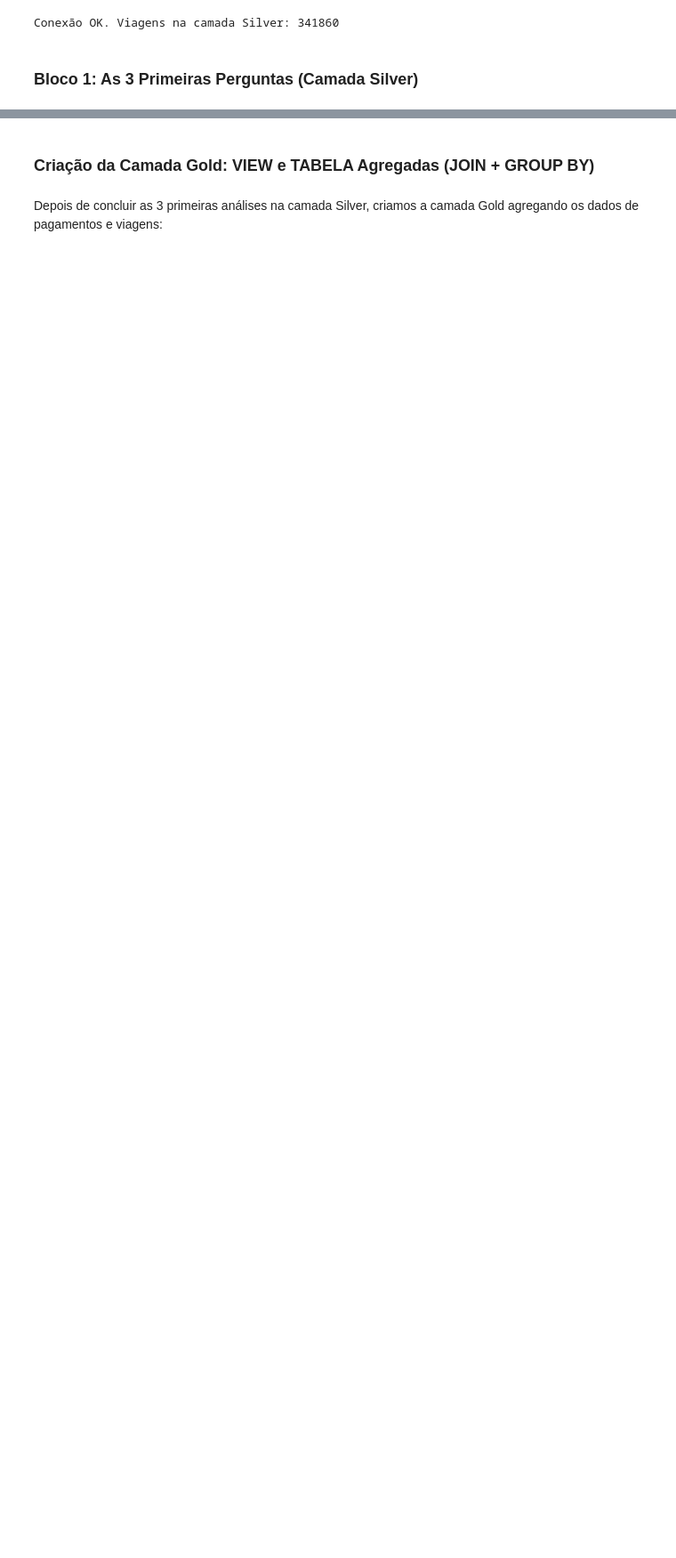
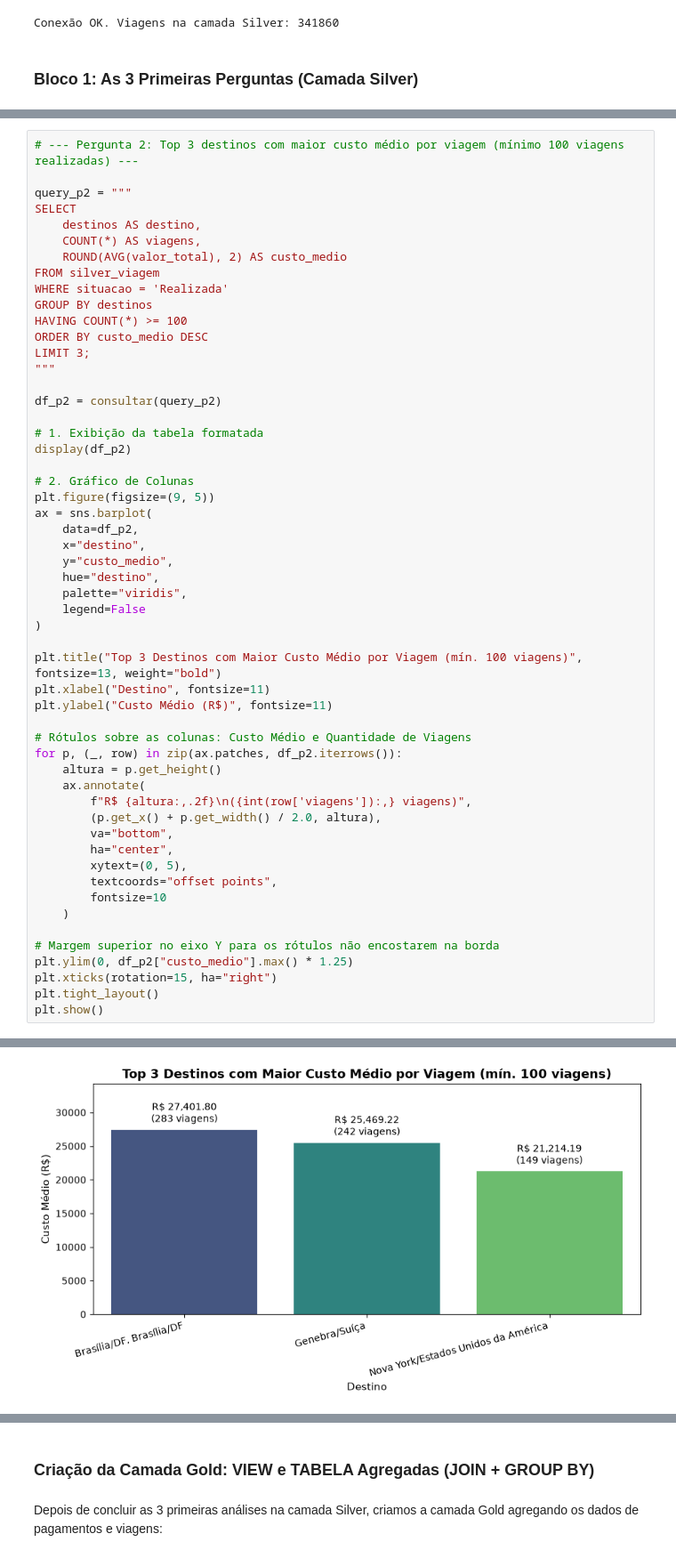
Before and after one commit to claudinha08/analise-de-dados-python, a Jupyter notebook: ProjetoFinal_ClaudiaPedroso_T5/3_analise.ipynb, the cells around one changed output, grey strips where cells are left out. Shown at 89% size. Drawn from its saved outputs; the diff is of its cells as text; blank space fills up the shorter version.

```diff
--- a/ProjetoFinal_ClaudiaPedroso_T5/3_analise.ipynb
+++ b/ProjetoFinal_ClaudiaPedroso_T5/3_analise.ipynb
@@ -139,0 +125,55 @@ plt.show()
+# %%
+# --- Pergunta 2: Top 3 destinos com maior custo médio por viagem (mínimo 100 viagens realizadas) ---
+
+query_p2 = """
+SELECT
+    destinos AS destino,
+    COUNT(*) AS viagens,
+    ROUND(AVG(valor_total), 2) AS custo_medio
+FROM silver_viagem
+WHERE situacao = 'Realizada'
+GROUP BY destinos
+HAVING COUNT(*) >= 100
+ORDER BY custo_medio DESC
+LIMIT 3;
+"""
+
+df_p2 = consultar(query_p2)
+
+# 1. Exibição da tabela formatada
+display(df_p2)
+
+# 2. Gráfico de Colunas
+plt.figure(figsize=(9, 5))
+ax = sns.barplot(
+    data=df_p2,
+    x="destino",
+    y="custo_medio",
+    hue="destino",
+    palette="viridis",
+    legend=False
+)
+
+plt.title("Top 3 Destinos com Maior Custo Médio por Viagem (mín. 100 viagens)", fontsize=13, weight="bold")
+plt.xlabel("Destino", fontsize=11)
+plt.ylabel("Custo Médio (R$)", fontsize=11)
+
+# Rótulos sobre as colunas: Custo Médio e Quantidade de Viagens
+for p, (_, row) in zip(ax.patches, df_p2.iterrows()):
+    altura = p.get_height()
+    ax.annotate(
+        f"R$ {altura:,.2f}\n({int(row['viagens']):,} viagens)",
+        (p.get_x() + p.get_width() / 2.0, altura),
+        va="bottom",
+        ha="center",
+        xytext=(0, 5),
+        textcoords="offset points",
+        fontsize=10
+    )
+
+# Margem superior no eixo Y para os rótulos não encostarem na borda
+plt.ylim(0, df_p2["custo_medio"].max() * 1.25)
+plt.xticks(rotation=15, ha="right")
+plt.tight_layout()
+plt.show()
+# %% [output]
@@ -139,0 +184 @@ plt.show()
+[figure, added]
```
Also changed, not shown: parts of 32 cells of this notebook, 4 other files.
